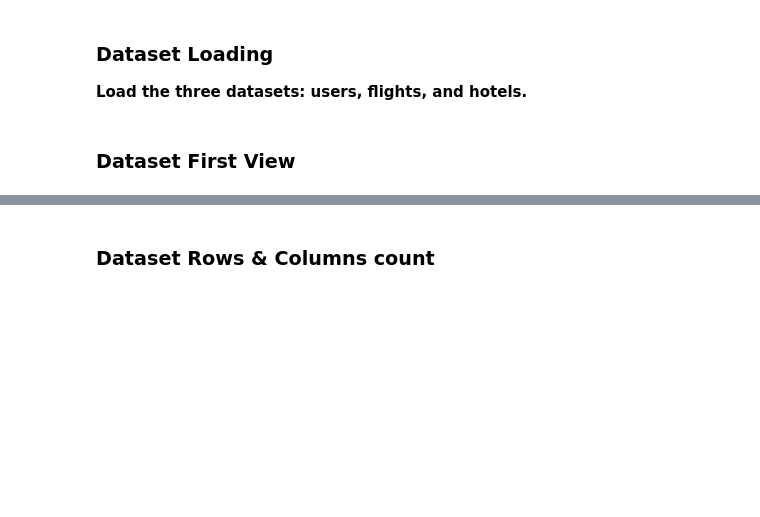
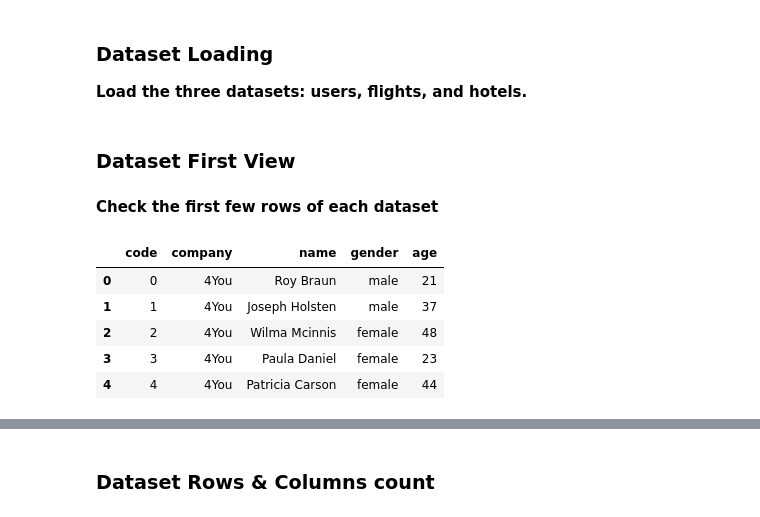
Before and after one commit to Bharatgaur/AB_MLOPs_Projects, a Jupyter notebook: Capstone_Project_Productionization_of_ML_Systems.ipynb, the cells around one changed output, grey strips where cells are left out. Cells and saved outputs as stored; diff of their text form; code cells hidden in the pictures; blank space fills up the shorter version.

```diff
--- a/Capstone_Project_Productionization_of_ML_Systems.ipynb
+++ b/Capstone_Project_Productionization_of_ML_Systems.ipynb
@@ -98,0 +109,11 @@ from sklearn.metrics import mean_squared_error
+# %% [markdown]
+**Check the first few rows of each dataset**
+# %%
+users_df.head()
+# %% [output]
+|  | code | company | name | gender | age |
+| 0 | 0 | 4You | Roy Braun | male | 21 |
+| 1 | 1 | 4You | Joseph Holsten | male | 37 |
+| 2 | 2 | 4You | Wilma Mcinnis | female | 48 |
+| 3 | 3 | 4You | Paula Daniel | female | 23 |
+| 4 | 4 | 4You | Patricia Carson | female | 44 |
```
Also changed, not shown: parts of 16 cells of this notebook.
